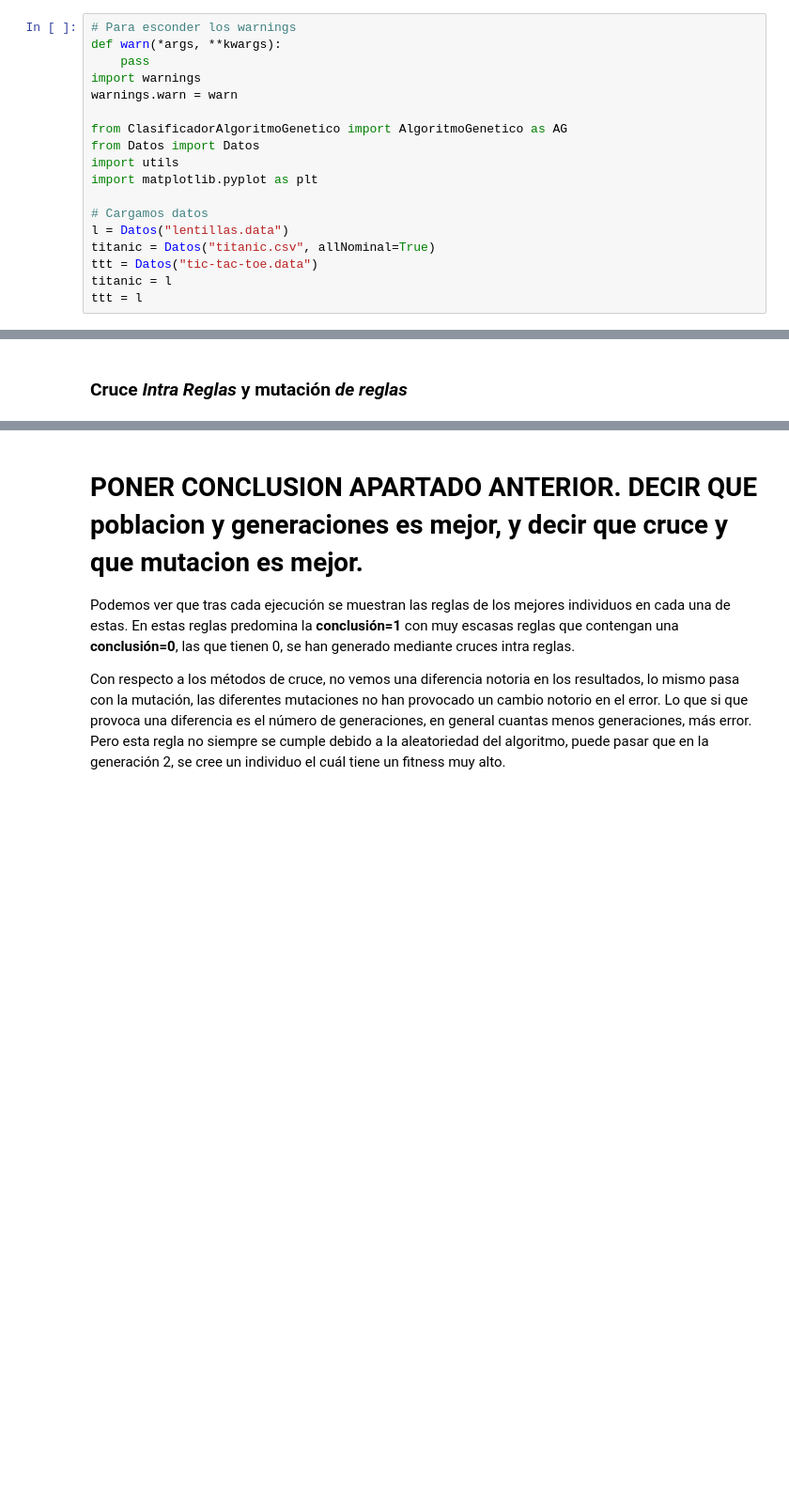
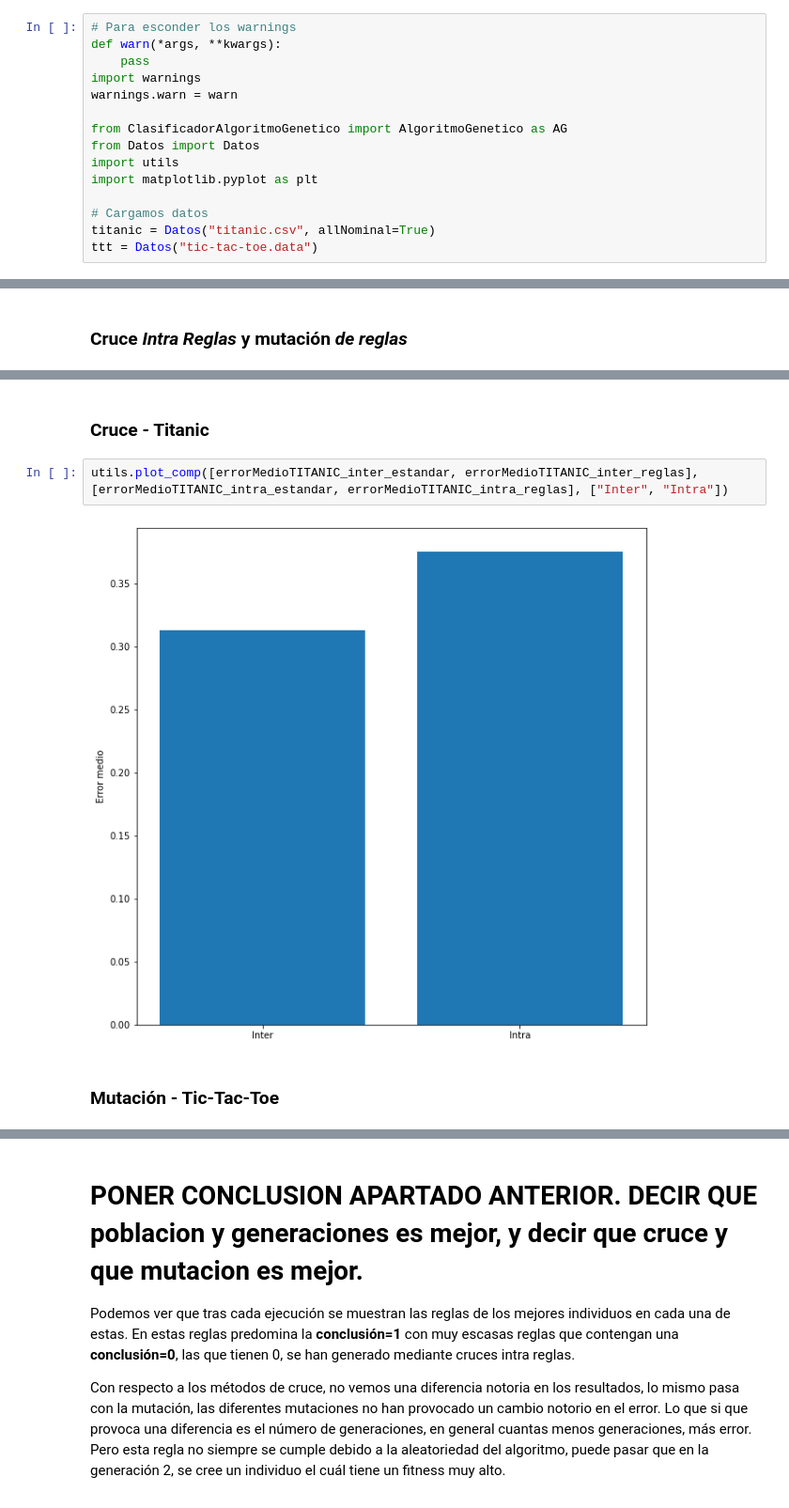
Before and after one commit to kecoma1/FAA, a Jupyter notebook: LAB_5/Memoria.ipynb, the cells around one changed output, grey strips where cells are left out. Shown at 94% size. Drawn from its saved outputs; the diff is of its cells as text; blank space fills up the shorter version.

```diff
--- a/LAB_5/Memoria.ipynb
+++ b/LAB_5/Memoria.ipynb
@@ -24,11 +24,8 @@ import utils
 import matplotlib.pyplot as plt
 
 # Cargamos datos
-l = Datos("lentillas.data")
 titanic = Datos("titanic.csv", allNominal=True)
 ttt = Datos("tic-tac-toe.data")
-titanic = l
-ttt = l
 # %% [markdown]
 ## 1. Detalles de la implementación
 
@@ -199,0 +183,8 @@ utils.plot_comp([errorMedioTITANIC_inter_estandar, errorMedioTITANIC_intra_estan
+# %% [markdown]
+### Cruce - Titanic
+# %%
+utils.plot_comp([errorMedioTITANIC_inter_estandar, errorMedioTITANIC_inter_reglas], [errorMedioTITANIC_intra_estandar, errorMedioTITANIC_intra_reglas], ["Inter", "Intra"])
+# %% [output]
+[figure, added]
+# %% [markdown]
+### Mutación - Tic-Tac-Toe
```
Also changed, not shown: parts of 28 cells of this notebook.
